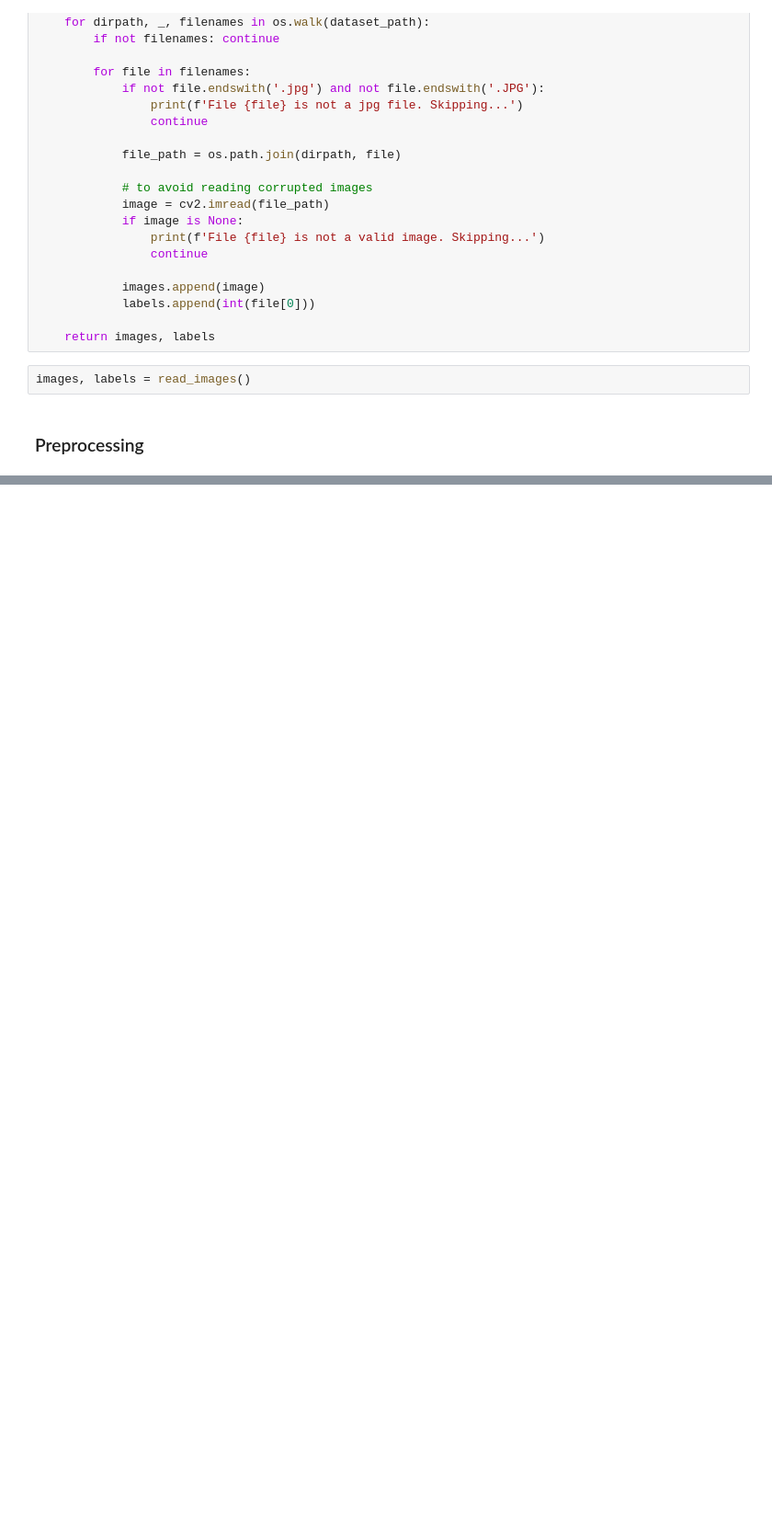
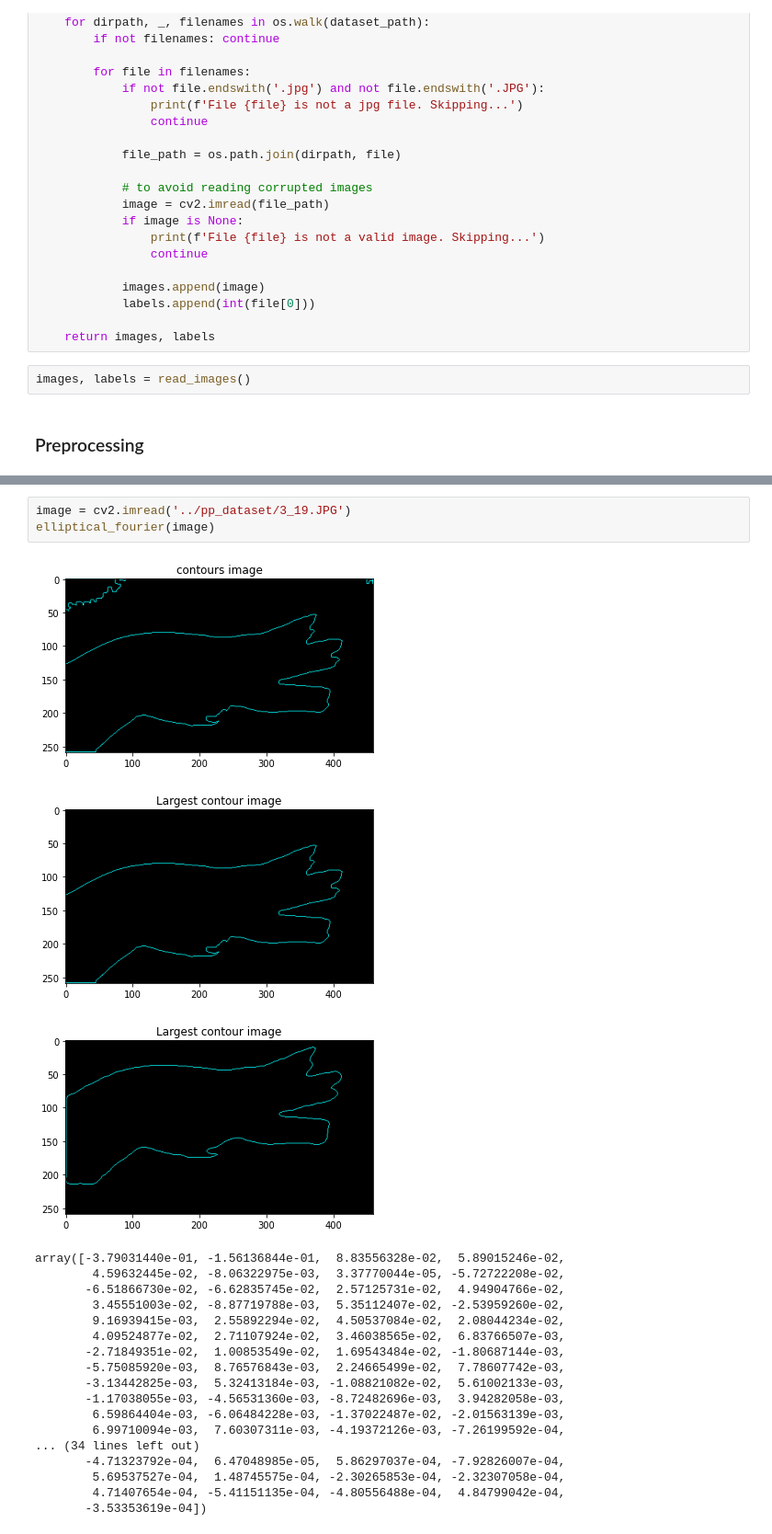
Before and after one commit to hazemtarekelaswad/Hand-Gesture-Recognition, a Jupyter notebook: src/pre_processing.ipynb, the cells around one changed output, grey strips where cells are left out. Shown at 92% size. Saved outputs shown, nothing was run; the diff lists cells and outputs as text; blank space fills up the shorter version.

Commit message:
feat: use elliptical fourier descriptor

```diff
--- a/src/pre_processing.ipynb
+++ b/src/pre_processing.ipynb
@@ -80,0 +146,24 @@ for i in range(len(images)):
+# %%
+image = cv2.imread('../pp_dataset/3_19.JPG')
+elliptical_fourier(image)
+# %% [output]
+[figure, added]
+[figure, added]
+[figure, added]
+array([-3.79031440e-01, -1.56136844e-01,  8.83556328e-02,  5.89015246e-02,
+        4.59632445e-02, -8.06322975e-03,  3.37770044e-05, -5.72722208e-02,
+       -6.51866730e-02, -6.62835745e-02,  2.57125731e-02,  4.94904766e-02,
+        3.45551003e-02, -8.87719788e-03,  5.35112407e-02, -2.53959260e-02,
+        9.16939415e-03,  2.55892294e-02,  4.50537084e-02,  2.08044234e-02,
+        4.09524877e-02,  2.71107924e-02,  3.46038565e-02,  6.83766507e-03,
+       -2.71849351e-02,  1.00853549e-02,  1.69543484e-02, -1.80687144e-03,
+       -5.75085920e-03,  8.76576843e-03,  2.24665499e-02,  7.78607742e-03,
+       -3.13442825e-03,  5.32413184e-03, -1.08821082e-02,  5.61002133e-03,
+       -1.17038055e-03, -4.56531360e-03, -8.72482696e-03,  3.94282058e-03,
+        6.59864404e-03, -6.06484228e-03, -1.37022487e-02, -2.01563139e-03,
+        6.99710094e-03,  7.60307311e-03, -4.19372126e-03, -7.26199592e-04,
+... (34 lines left out)
+       -4.71323792e-04,  6.47048985e-05,  5.86297037e-04, -7.92826007e-04,
+        5.69537527e-04,  1.48745575e-04, -2.30265853e-04, -2.32307058e-04,
+        4.71407654e-04, -5.41151135e-04, -4.80556488e-04,  4.84799042e-04,
+       -3.53353619e-04])
```
Also changed, not shown: parts of 5 cells of this notebook, 4 other files.
